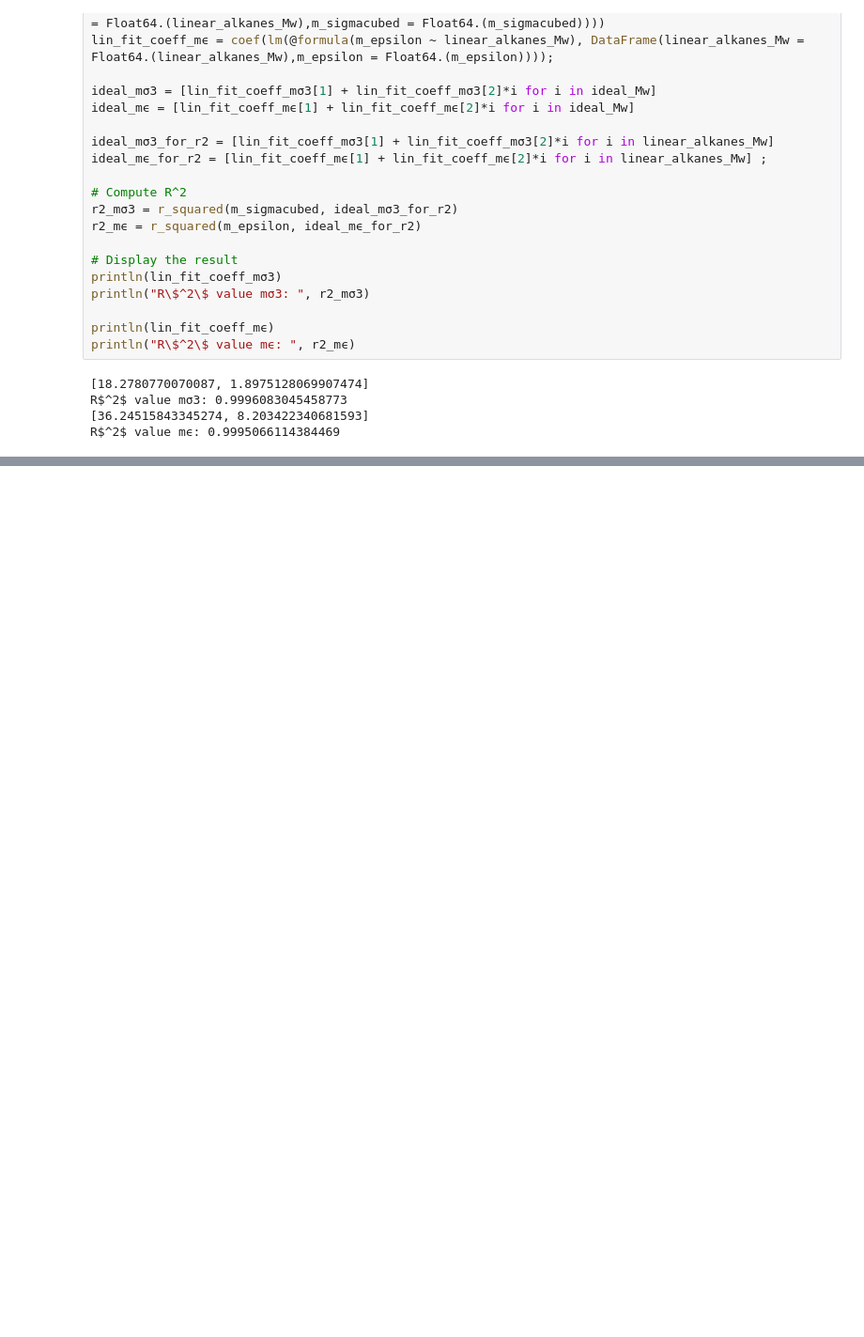
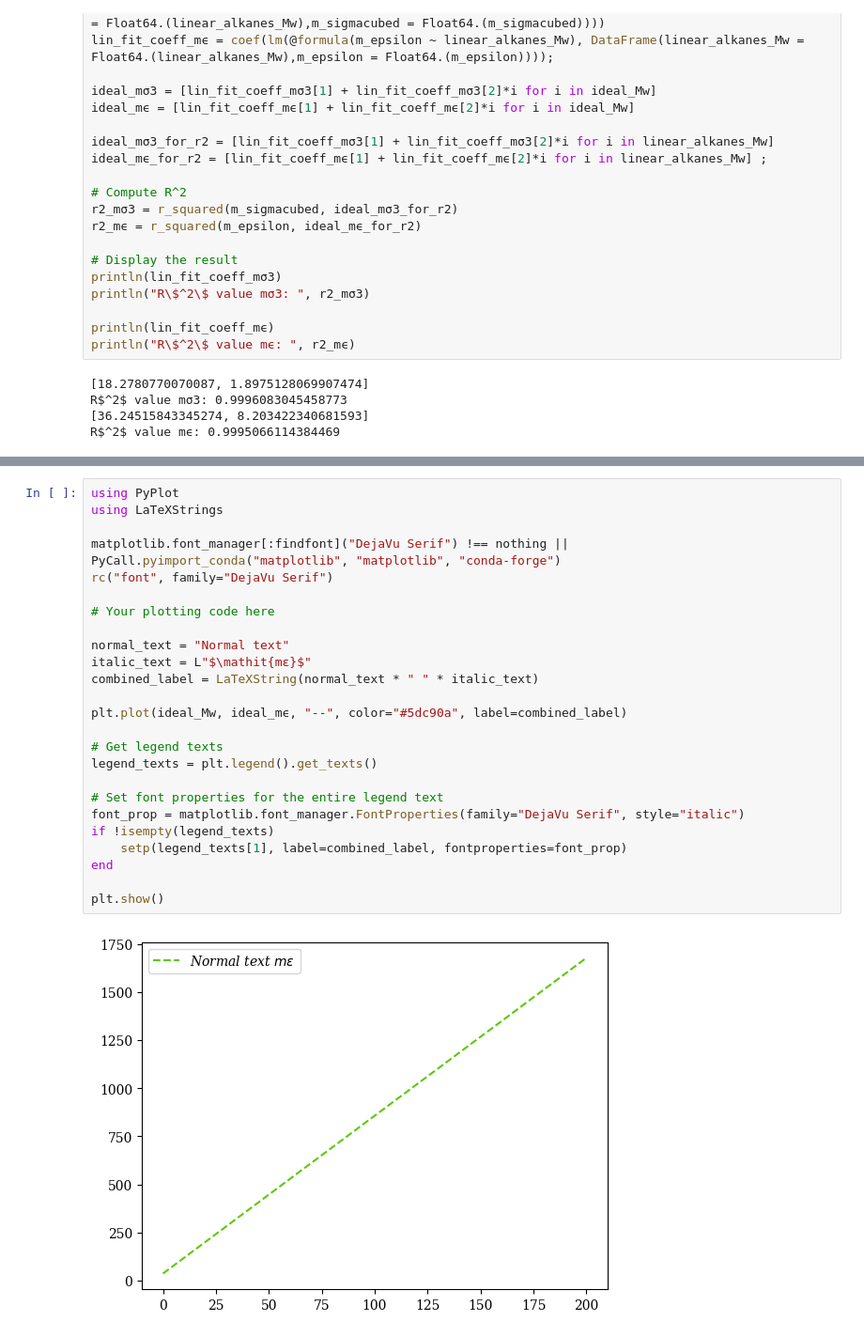
Before and after one commit to lucpaoli/SAFT_ML, a Jupyter notebook: saftvrmie_params/validation_data_open_and_analysis.ipynb, the cells around one changed output, grey strips where cells are left out. Shown at 94% size. Cells and saved outputs as stored; diff of their text form; blank space fills up the shorter version.

```diff
--- a/saftvrmie_params/validation_data_open_and_analysis.ipynb
+++ b/saftvrmie_params/validation_data_open_and_analysis.ipynb
@@ -149,0 +215,27 @@ plt.ylim(0,1400);
+# %%
+using PyPlot
+using LaTeXStrings
+
+matplotlib.font_manager[:findfont]("DejaVu Serif") !== nothing || PyCall.pyimport_conda("matplotlib", "matplotlib", "conda-forge")
+rc("font", family="DejaVu Serif")
+
+# Your plotting code here
+
+normal_text = "Normal text"
+italic_text = L"$\mathit{mε}$"
+combined_label = LaTeXString(normal_text * " " * italic_text)
+
+plt.plot(ideal_Mw, ideal_mϵ, "--", color="#5dc90a", label=combined_label)
+
+# Get legend texts
+legend_texts = plt.legend().get_texts()
+
+# Set font properties for the entire legend text
+font_prop = matplotlib.font_manager.FontProperties(family="DejaVu Serif", style="italic")
+if !isempty(legend_texts)
+    setp(legend_texts[1], label=combined_label, fontproperties=font_prop)
+end
+
+plt.show()
+# %% [output]
+[figure, added]
```
Also changed, not shown: parts of 4 cells of this notebook, 3 other files.
